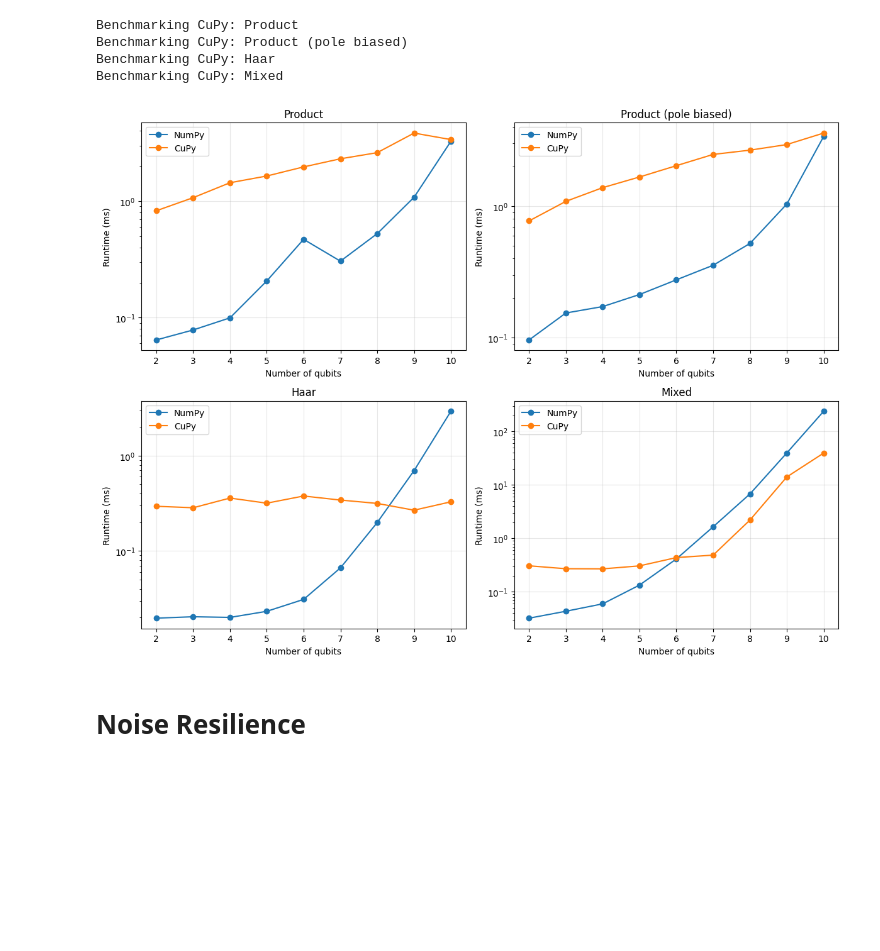
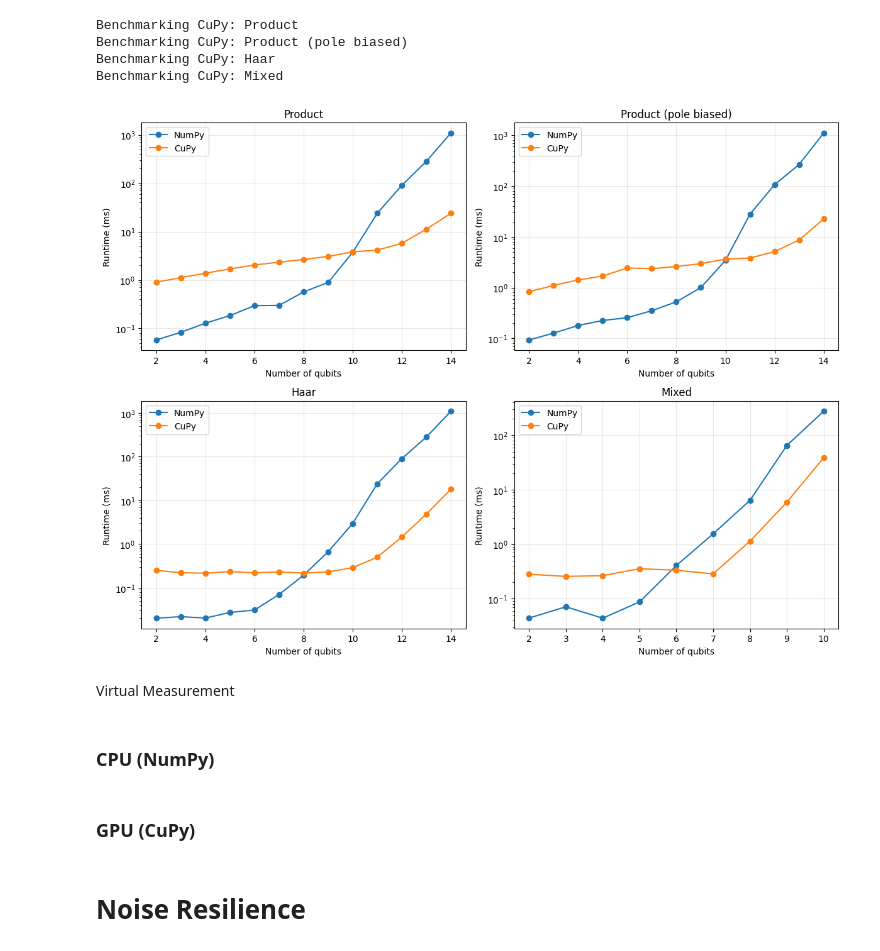
Before and after one commit to Ankit-539/QuanSToS, a Jupyter notebook: experiment.ipynb, the cells around one changed output. Saved outputs shown, nothing was run; the diff lists cells and outputs as text; code cells hidden in the pictures; blank space fills up the shorter version.

Commit message:
added benchmarking

```diff
--- a/experiment.ipynb
+++ b/experiment.ipynb
@@ -322,10 +327,17 @@ benchmarks = {
 # %%
 results_np = {}
 
-for name, func in functions.items():
+for name, (func, n_values) in benchmarks.items():
 
     print(f"Benchmarking NumPy: {name}")
-    results_np[name] = benchmark_function(func, n_values, np, rng_np, repeats=10)
+
+    results_np[name] = benchmark_function(
+        func,
+        n_values,
+        np,
+        rng_np,
+        repeats=20
+    )
 # %% [output]
 Benchmarking NumPy: Product
 Benchmarking NumPy: Product (pole biased)
@@ -336,56 +348,59 @@ Benchmarking NumPy: Mixed
 # %%
 results_cp = {}
 
-for name, func in functions.items():
+for name, (func, n_values) in benchmarks.items():
 
     print(f"Benchmarking CuPy: {name}")
 
-    results_cp[name] = benchmark_function(func, n_values, cp, rng_cp, repeats=10)
+    results_cp[name] = benchmark_function(
+        func,
+        n_values,
+        cp,
+        rng_cp,
+        repeats=10
+    )
 # %% [output]
 Benchmarking CuPy: Product
 Benchmarking CuPy: Product (pole biased)
 Benchmarking CuPy: Haar
 Benchmarking CuPy: Mixed
 # %%
-import matplotlib.pyplot as plt
-
 fig, axes = plt.subplots(
-    2,
-    2,
+    2, 2,
     figsize=(12, 9)
 )
 
 axes = axes.flatten()
 
-for ax, name in zip(axes, functions):
+for ax, (name, (func, n_values)) in zip(axes, benchmarks.items()):
 
-    # NumPy
+    n_values = list(n_values)
+
     ax.plot(
-        list(n_values),
+        n_values,
         results_np[name],
         marker="o",
         label="NumPy"
     )
 
-    # CuPy
     ax.plot(
-        list(n_values),
+        n_values,
         results_cp[name],
         marker="o",
         label="CuPy"
     )
 
     ax.set_title(name)
     ax.set_xlabel("Number of qubits")
     ax.set_ylabel("Runtime (ms)")
-
-    # Useful because runtime grows rapidly with n
     ax.set_yscale("log")
 
     ax.grid(True, alpha=0.3)
     ax.legend()
 
 plt.tight_layout()
 plt.show()
 # %% [output]
-[figure, old version]
+[figure, new version]
+# %% [markdown]
+Virtual Measurement
@@ -391,0 +411,2 @@ plt.show()
+# %% [markdown]
+### CPU (NumPy)
@@ -391,0 +423,2 @@ plt.show()
+# %% [markdown]
+### GPU (CuPy)
```
Also changed, not shown: parts of 16 cells of this notebook.
